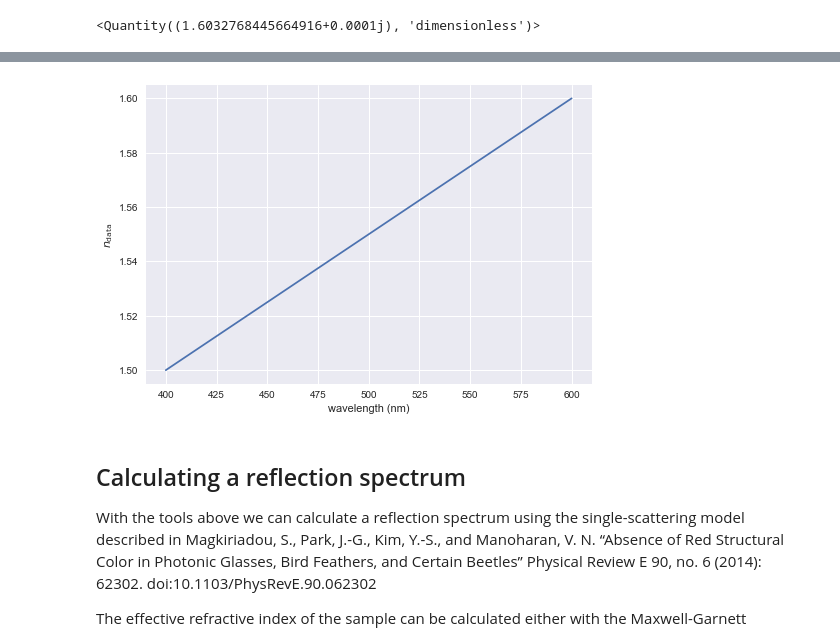
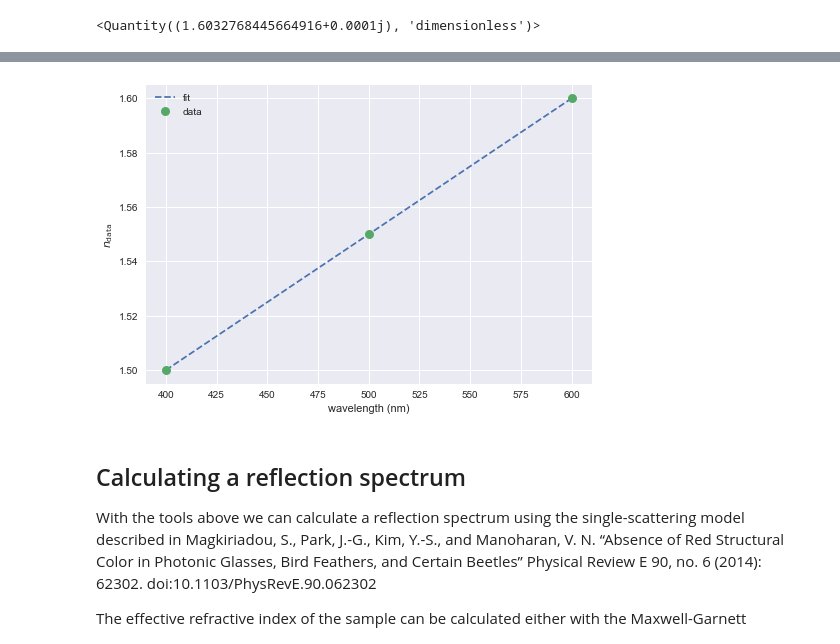
Before and after one commit to victoriahwang89/structural-color, a Jupyter notebook: tutorial.ipynb, the cells around one changed output, grey strips where cells are left out. Saved outputs shown, nothing was run; the diff lists cells and outputs as text; code cells hidden in the pictures.

Commit message:
implemented ability to input refractive index data and extract value of index at arbitrary wavelength through interpolation

```diff
--- a/tutorial.ipynb
+++ b/tutorial.ipynb
@@ -98,13 +104,17 @@ You can input your own refractive index data (which can be real or complex) by c
 # %%
-wavelength = sc.Quantity(np.array([400,500,600]), 'nm')
-data = np.array([1.5,1.55,1.6])
-n_data = ri.n('data', wavelength, index=data)
+wavelength_values = sc.Quantity(np.array([400,500,600]), 'nm')
+index_values= sc.Quantity(np.array([1.5,1.55,1.6]), '')
+
+wavelength = sc.Quantity(np.arange(400, 600, 1), 'nm')
+n_data = ri.n('data', wavelength, index_data=index_values, wavelength_data=wavelength_values)
 # %%
-plt.plot(wavelength, n_data)
+plt.plot(wavelength, n_data, '--', label='fit')
+plt.plot(wavelength_values, index_values, '.', markersize=18, label='data')
 plt.ylabel('$n_\mathrm{data}$')
-plt.xlabel('wavelength (nm)');
+plt.xlabel('wavelength (nm)')
+plt.legend();
 # %% [output]
-[figure, old version]
+[figure, new version]
 # %% [markdown]
 ## Calculating a reflection spectrum
 With the tools above we can calculate a reflection spectrum using the single-scattering model described in Magkiriadou, S., Park, J.-G., Kim, Y.-S., and Manoharan, V. N. “Absence of Red Structural Color in Photonic Glasses, Bird Feathers, and Certain Beetles” Physical Review E 90, no. 6 (2014): 62302. doi:10.1103/PhysRevE.90.062302
```
Also changed, not shown: parts of 2 cells of this notebook, 2 other files.
